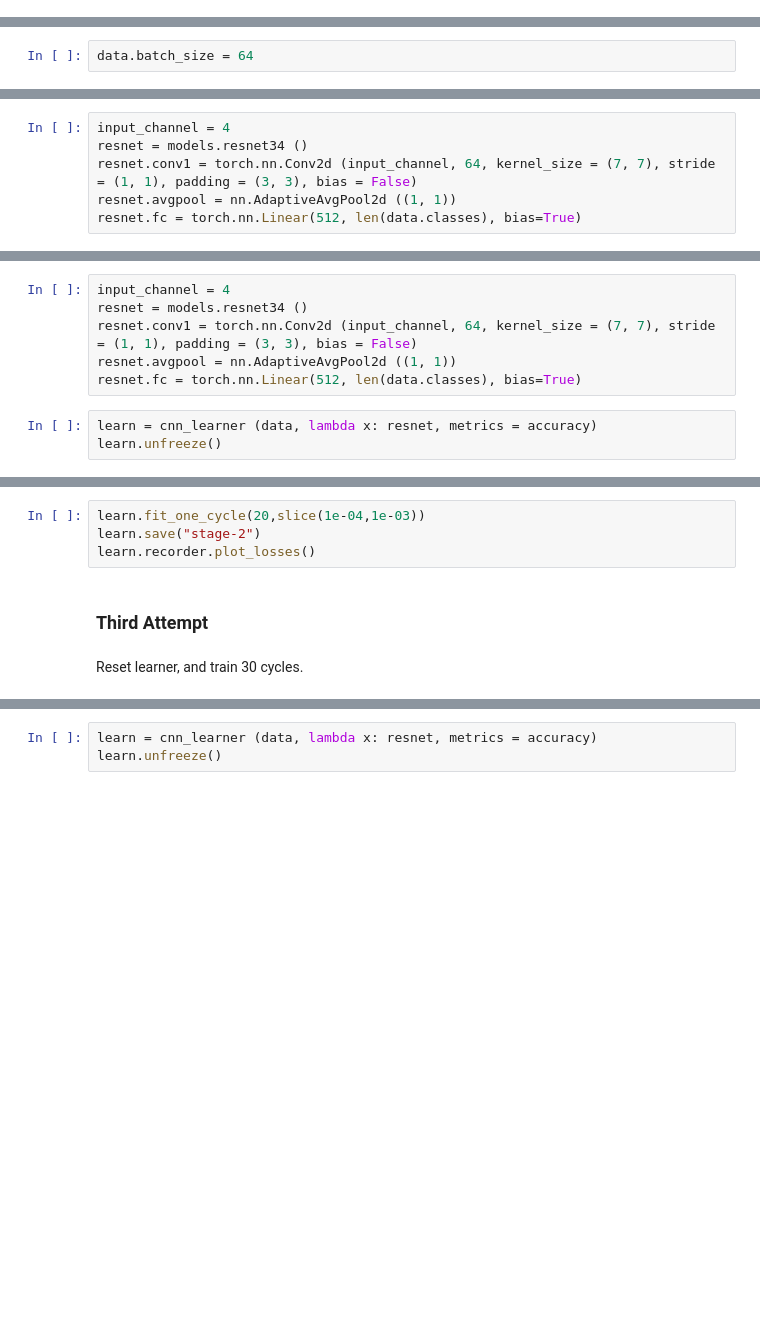
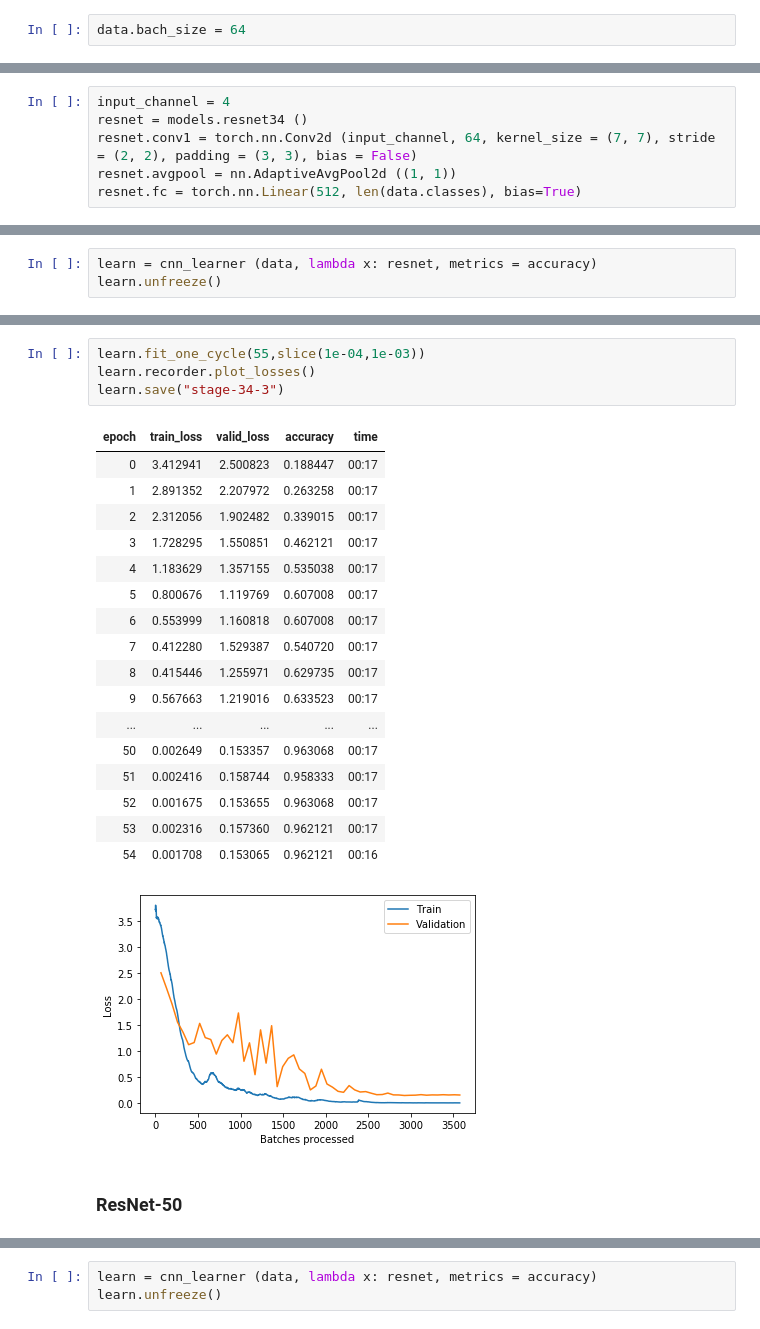
Before and after one commit to kvega005/RGBD_Activity_Detection, a Jupyter notebook: RGBD_Activity_Detection.ipynb, the cells around one changed output, grey strips where cells are left out. Drawn from its saved outputs; the diff is of its cells as text; blank space fills up the shorter version.

```diff
--- a/RGBD_Activity_Detection.ipynb
+++ b/RGBD_Activity_Detection.ipynb
@@ -220,3 +221,5 @@ test_data = test_set.transform(tfms,size=224).databunch().normalize()
+# %%
+data.bach_size = 64
 # %%
 data.classes
 # %% [output]
@@ -230,8 +233,6 @@ data.classes
  'throw',
  'walk',
  'waveHands']
-# %%
-data.batch_size = 64
 # %% [markdown]
 ## Learner
 # %% [markdown]
@@ -239,6 +242,6 @@ Modified resnet model to accept 4 channel image
 # %%
 input_channel = 4
 resnet = models.resnet34 ()
-resnet.conv1 = torch.nn.Conv2d (input_channel, 64, kernel_size = (7, 7), stride = (1, 1), padding = (3, 3), bias = False)
+resnet.conv1 = torch.nn.Conv2d (input_channel, 64, kernel_size = (7, 7), stride = (2, 2), padding = (3, 3), bias = False)
 resnet.avgpool = nn.AdaptiveAvgPool2d ((1, 1))
 resnet.fc = torch.nn.Linear(512, len(data.classes), bias=True)
@@ -286,9 +248,3 @@ Reset learner, and train 20 cycles.
-# %%
-input_channel = 4
-resnet = models.resnet34 ()
-resnet.conv1 = torch.nn.Conv2d (input_channel, 64, kernel_size = (7, 7), stride = (1, 1), padding = (3, 3), bias = False)
-resnet.avgpool = nn.AdaptiveAvgPool2d ((1, 1))
-resnet.fc = torch.nn.Linear(512, len(data.classes), bias=True)
 # %%
 learn = cnn_learner (data, lambda x: resnet, metrics = accuracy)
 learn.unfreeze()
@@ -295,10 +261,27 @@ learn.unfreeze()
 # %%
-learn.fit_one_cycle(20,slice(1e-04,1e-03))
-learn.save("stage-2")
+learn.fit_one_cycle(55,slice(1e-04,1e-03))
 learn.recorder.plot_losses()
+learn.save("stage-34-3")
+# %% [output]
+| epoch | train_loss | valid_loss | accuracy | time |
+| 0 | 3.412941 | 2.500823 | 0.188447 | 00:17 |
+| 1 | 2.891352 | 2.207972 | 0.263258 | 00:17 |
+| 2 | 2.312056 | 1.902482 | 0.339015 | 00:17 |
+| 3 | 1.728295 | 1.550851 | 0.462121 | 00:17 |
+| 4 | 1.183629 | 1.357155 | 0.535038 | 00:17 |
+| 5 | 0.800676 | 1.119769 | 0.607008 | 00:17 |
+| 6 | 0.553999 | 1.160818 | 0.607008 | 00:17 |
+| 7 | 0.412280 | 1.529387 | 0.540720 | 00:17 |
+| 8 | 0.415446 | 1.255971 | 0.629735 | 00:17 |
+| 9 | 0.567663 | 1.219016 | 0.633523 | 00:17 |
+| ... | ... | ... | ... | ... |
+| 50 | 0.002649 | 0.153357 | 0.963068 | 00:17 |
+| 51 | 0.002416 | 0.158744 | 0.958333 | 00:17 |
+| 52 | 0.001675 | 0.153655 | 0.963068 | 00:17 |
+| 53 | 0.002316 | 0.157360 | 0.962121 | 00:17 |
+| 54 | 0.001708 | 0.153065 | 0.962121 | 00:16 |
+[figure, added]
-# %% [markdown]
-### Third Attempt
-# %% [markdown]
-Reset learner, and train 30 cycles.
+# %% [markdown]
+### ResNet-50
 # %%
 input_channel = 4
```
Also changed, not shown: parts of 24 cells of this notebook.
